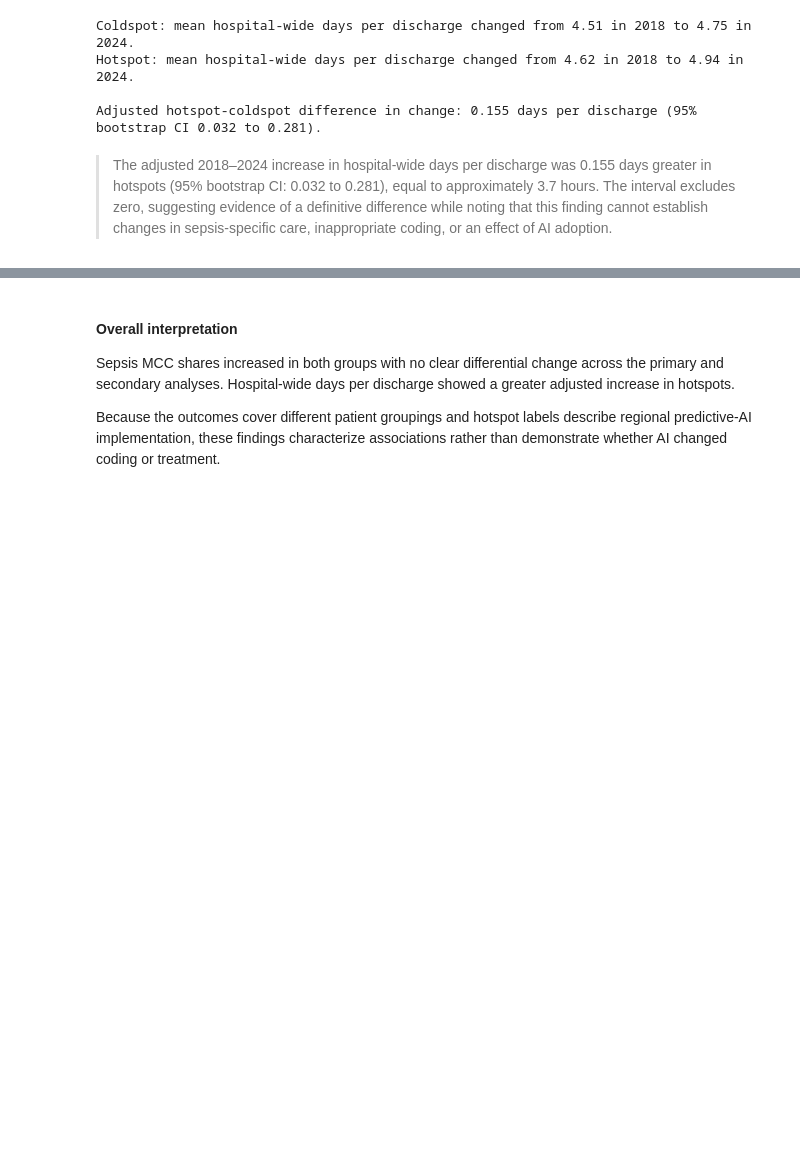
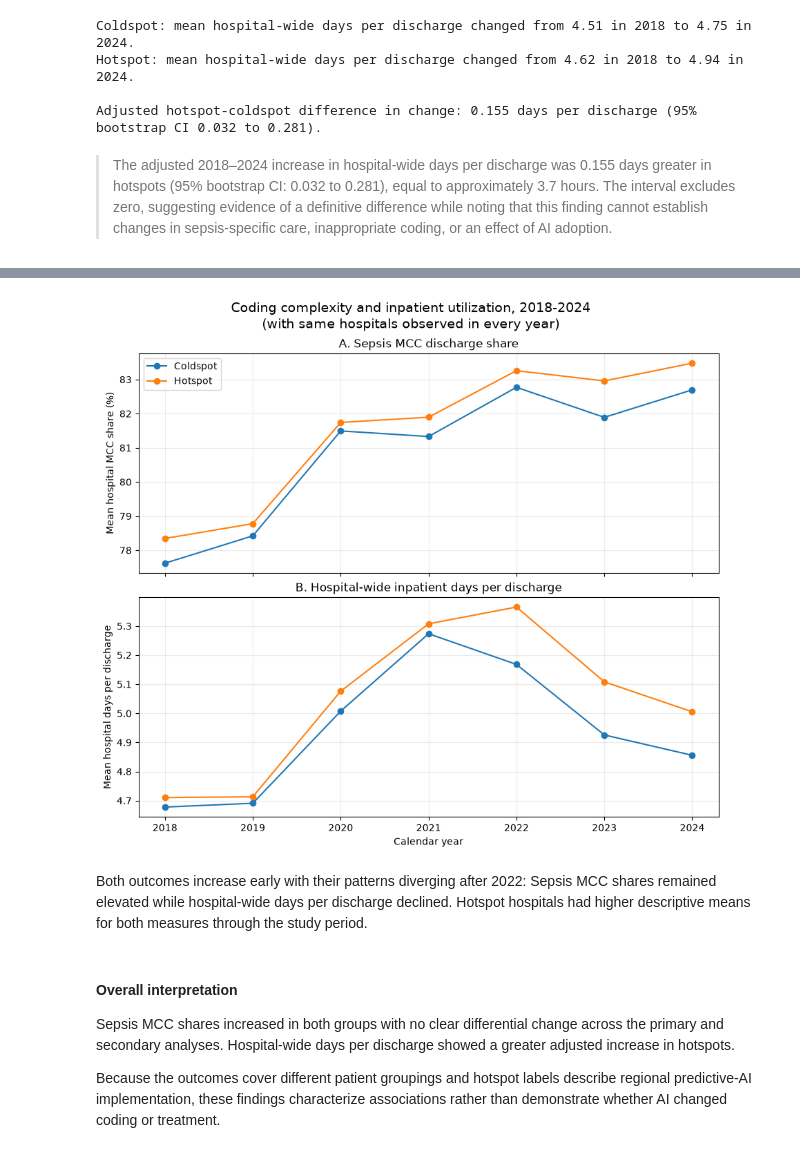
Before and after one commit to ellabellae/AIAdoptionHospitals, a Jupyter notebook: sepsis_2018-24.ipynb, the cells around one changed output, grey strips where cells are left out. Cells and saved outputs as stored; diff of their text form; code cells hidden in the pictures; blank space fills up the shorter version.

Commit message:
adding combined subplots (MCC & LOS)

```diff
--- a/sepsis_2018-24.ipynb
+++ b/sepsis_2018-24.ipynb
@@ -1805,3 +1871,47 @@ Adjusted hotspot-coldspot difference in change: 0.155 days per discharge (95% bo
+# %%
+colors = {
+    "Hotspot": "tab:orange",
+    "Coldspot": "tab:blue"
+}
+
+fig, axes = plt.subplots(2, 1, figsize=(9, 8), sharex=True, constrained_layout=True)
+
+for group in ["Coldspot", "Hotspot"]:
+    subset = (combined_annual.loc[combined_annual["group"] == group].sort_values("year"))
+
+    axes[0].plot(
+        subset["year"], subset["mean_mcc_pct"],
+        marker="o", color=colors[group], label=group
+    )
+    axes[1].plot(
+        subset["year"], subset["mean_days_per_discharge"],
+        marker="o", color=colors[group], label=group
+    )
+
+axes[0].set_title("A. Sepsis MCC discharge share")
+axes[0].set_ylabel("Mean hospital MCC share (%)")
+axes[0].legend()
+axes[1].set_title("B. Hospital-wide inpatient days per discharge")
+axes[1].set_ylabel("Mean hospital days per discharge")
+axes[1].set_xlabel("Calendar year")
+axes[1].set_xticks(YEARS)
+
+for ax in axes:
+    ax.grid(alpha=0.25)
+
+fig.suptitle(
+    "Coding complexity and inpatient utilization, 2018-2024\n"
+    "(with same hospitals observed in every year)",
+    fontsize=14
+)
+
+fig.savefig(OUTPUT_DIR / "combined_mcc_utilization_trends.png", dpi=300, bbox_inches="tight")
+
+plt.show()
+# %% [output]
+[figure, added]
+# %% [markdown]
+Both outcomes increase early with their patterns diverging after 2022: Sepsis MCC shares remained elevated while hospital-wide days per discharge declined. Hotspot hospitals had higher descriptive means for both measures through the study period.
 # %% [markdown]
 #### Overall interpretation
 
```
Also changed, not shown: parts of 3 cells of this notebook, 7 other files.
